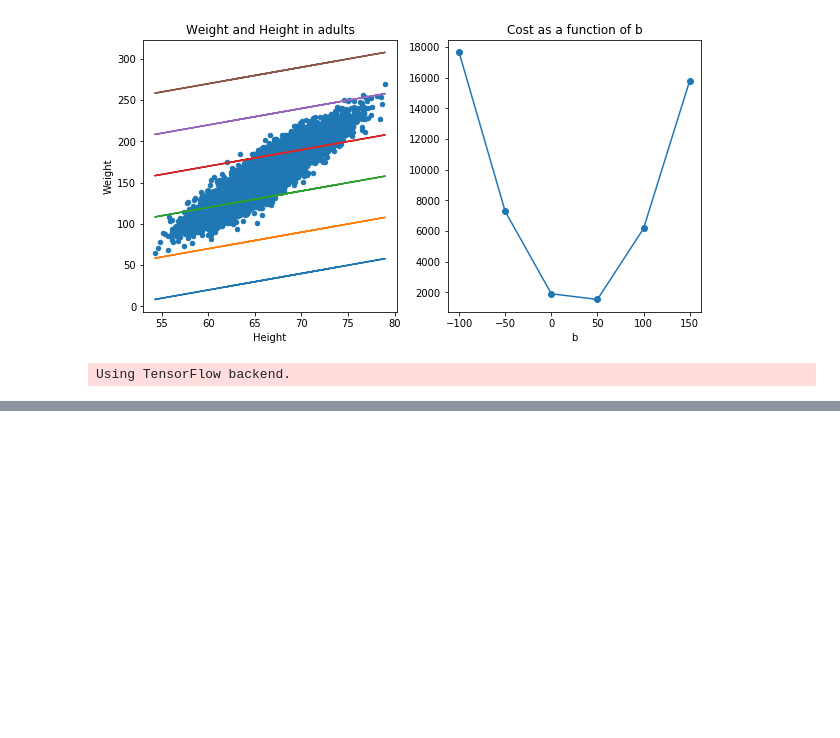
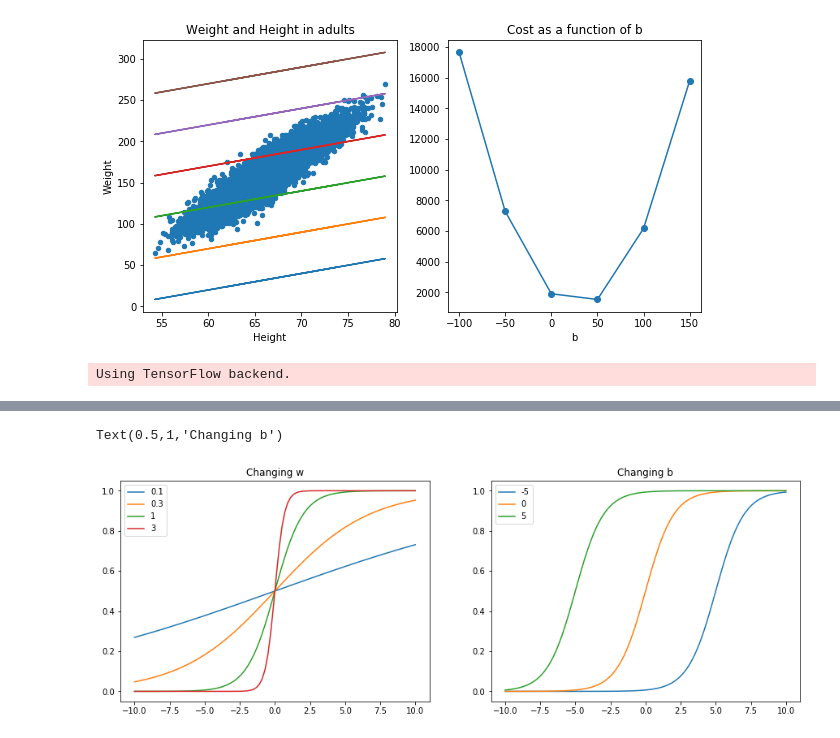
Before and after one commit to argodev/learn, a Jupyter notebook: books/zero_to_deep_learning/Chapter_03.ipynb, the cells around one changed output, grey strips where cells are left out. Saved outputs shown, nothing was run; the diff lists cells and outputs as text; code cells hidden in the pictures; blank space fills up the shorter version.

```diff
--- a/books/zero_to_deep_learning/Chapter_03.ipynb
+++ b/books/zero_to_deep_learning/Chapter_03.ipynb
@@ -216,0 +214,7 @@ array([[7.5781193]], dtype=float32)
+# %%
+# NOTE: Book indicated this should only return W, B...
+# I had to add two more parameters to get this to run successfully.
+# I'm guessing it is due to an updated version
+#
+W, B, C, d = model.get_weights()
+W
@@ -220,0 +227,4 @@ array([-348.33243], dtype=float32)
+# %%
+w = W[0,0]
+# %%
+b = B[0]
@@ -220,0 +340,26 @@ array([-348.33243], dtype=float32)
+# %%
+# let's plot some examples to help me understand what is going on...
+x = np.linspace(-10, 10, 100) # note this is linspace() not arange()
+
+plt.figure(figsize=(15, 5))
+plt.subplot(121)
+
+ws = [0.1, 0.3, 1, 3]
+
+for w in ws:
+    plt.plot(x, sigmoid(line(x, w=w)))
+
+plt.legend(ws)
+plt.title('Changing w')
+
+plt.subplot(122)
+
+bs = [-5, 0, 5]
+for b in bs:
+    plt.plot(x, sigmoid(line(x, w=1, b=b)))
+
+plt.legend(bs)
+plt.title('Changing b')
+# %% [output]
+Text(0.5,1,'Changing b')
+[figure, added]
```
Also changed, not shown: parts of 72 cells of this notebook.
